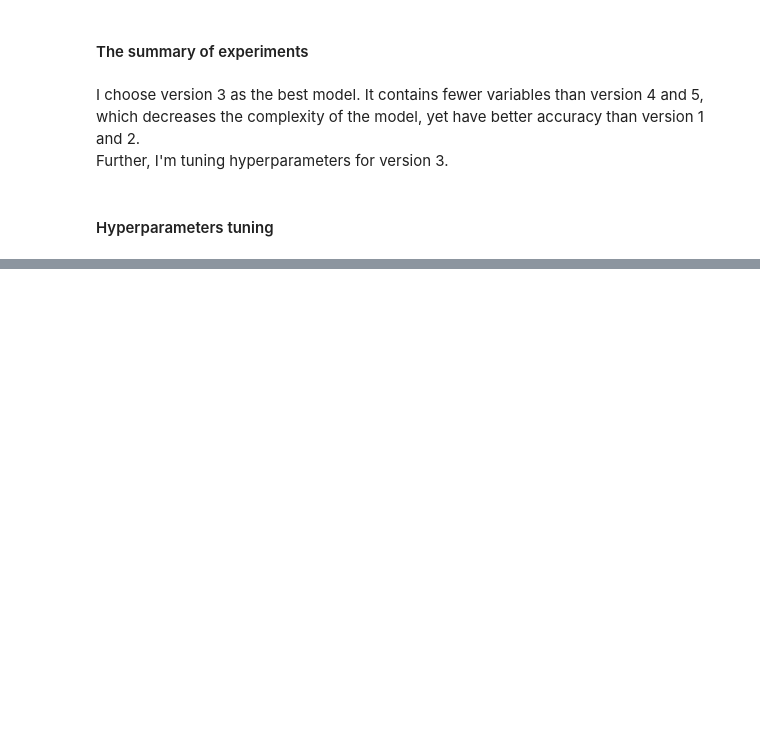
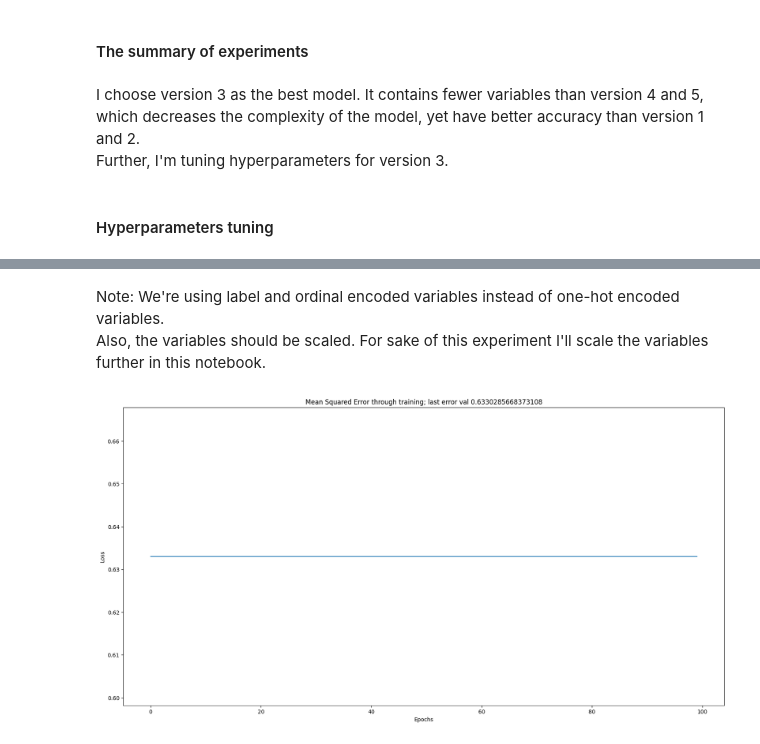
Before and after one commit to markiewicz-elzbieta/ML, a Jupyter notebook: Medical_insurance/medical_insurance.ipynb, the cells around one changed output, grey strips where cells are left out. Cells and saved outputs as stored; diff of their text form; code cells hidden in the pictures; blank space fills up the shorter version.

```diff
--- a/Medical_insurance/medical_insurance.ipynb
+++ b/Medical_insurance/medical_insurance.ipynb
@@ -871,0 +928,3 @@ AUC test: 0.9344623405903566
+# %%
+X_vars = health_variables + lifestyle_variables
+X_vars
@@ -871,0 +948,12 @@ AUC test: 0.9344623405903566
+# %% [markdown]
+Note: We're using label and ordinal encoded variables instead of one-hot encoded variables. \
+Also, the variables should be scaled. For sake of this experiment I'll scale the variables further in this notebook.
+# %%
+lr = 0.01
+loss = tf.keras.losses.MeanSquaredError()
+epochs = 100
+d_layer_shape = 8
+
+model = nn_1_layer(X_vars, X_train, y_train, lr, loss, epochs, d_layer_shape)
+# %% [output]
+[figure, added]
```
Also changed, not shown: parts of 44 cells of this notebook, 4 other files.
